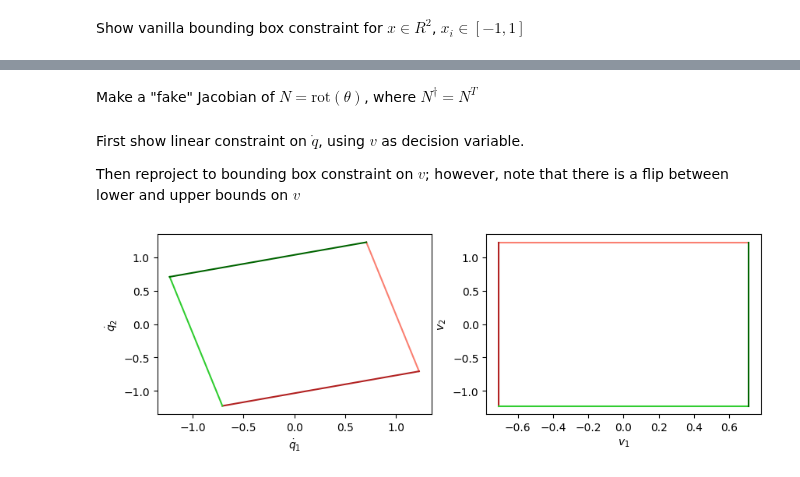
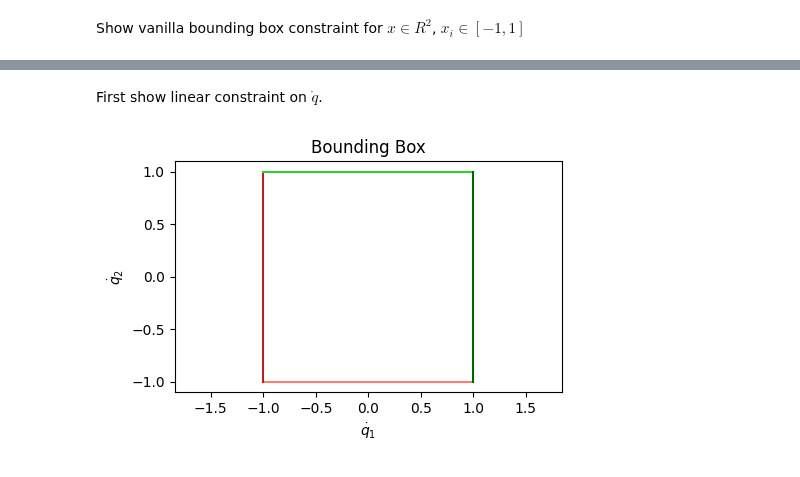
Before and after one commit to EricCousineau-TRI/repro, a Jupyter notebook: drake_stuff/notebooks/rotation_bounding_box.ipynb, the cells around one changed output, grey strips where cells are left out. Drawn from its saved outputs; the diff is of its cells as text; code cells hidden in the pictures.

Commit message:
fix silly bugs, show core issue

```diff
--- a/drake_stuff/notebooks/rotation_bounding_box.ipynb
+++ b/drake_stuff/notebooks/rotation_bounding_box.ipynb
@@ -48,5 +50,3 @@ def rot(th):
         [c, -s],
         [s, c],
     ])
-# %% [markdown]
-Make a "fake" Jacobian of $N = \text{rot}(\theta)$, where $N^\dag = N^T$
@@ -63,13 +53,13 @@ upper_v = Nplus @ (upper_qdot + b_qdot)
-# %% [markdown]
-First show linear constraint on $\dot{q}$, using $v$ as decision variable.
-
-Then reproject to bounding box constraint on $v$; however, note that there is
-a flip between lower and upper bounds on $v$
-# %%
-_, axs = plt.subplots(nrows=1, ncols=2, figsize=(10, 3))
-plt.sca(axs[0])
-plot_linear_constraint(r"\dot{q}", N, b_qdot, lower_qdot, upper_qdot)
-plt.sca(axs[1])
-plot_linear_constraint("v", np.eye(2), np.zeros(2), lower_v, upper_v)
-# %% [output]
-[figure, removed]
+# %% [markdown]
+First show linear constraint on $\dot{q}$.
+# %%
+lower_qdot = -np.ones(2)
+upper_qdot = np.ones(2)
+
+plt.figure(figsize=(5, 3))
+plot_linear_constraint(r"\dot{q}", np.eye(2), lower_qdot, upper_qdot)
+plt.title("Bounding Box")
+plt.axis("equal")
+pass
+# %% [output]
+[figure, added]
```
Also changed, not shown: parts of 5 cells of this notebook.
